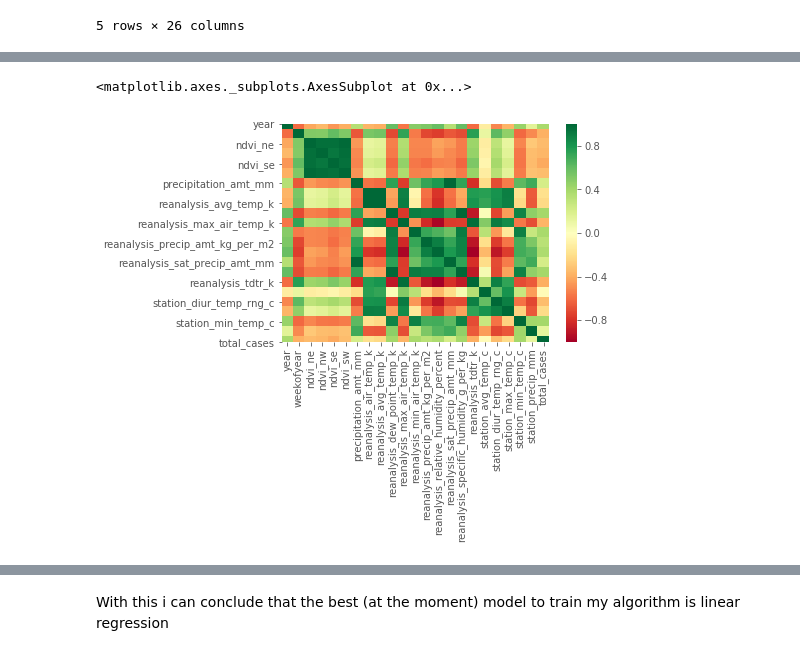
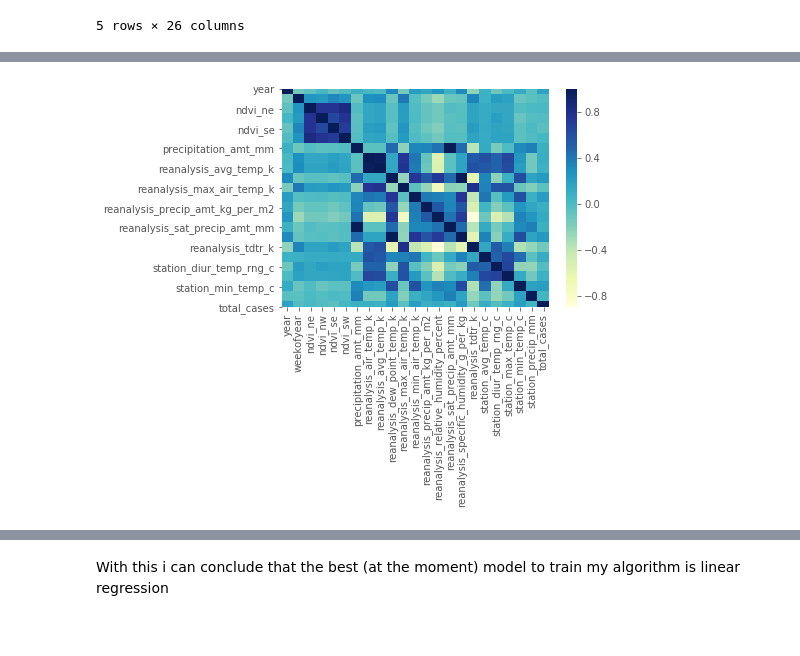
Before and after one commit to jisanos/DengAIProject, a Jupyter notebook: Final_Proyect_Script.ipynb, the cells around one changed output, grey strips where cells are left out. Saved outputs shown, nothing was run; the diff lists cells and outputs as text; code cells hidden in the pictures.

```diff
--- a/Final_Proyect_Script.ipynb
+++ b/Final_Proyect_Script.ipynb
@@ -278,5 +262,5 @@ fig = sj_train_data.hist(figsize=(50,30))
 # %%
-iq_train_data = all_data[(all_data['city']=='iq')& (all_data['set_type'] == 'train')].corr()
+iq_train_data = all_data[(all_data['city']=='iq')& (all_data['set_type'] == 'train')]
 
 iqcorr = iq_train_data.corr()
 
@@ -309,8 +293,8 @@ Hover to magify
 # %%
-sns.heatmap(iqcorr,cmap='RdYlGn')
+sns.heatmap(iqcorr, cmap="YlGnBu")
+plt.show()
 # %% [output]
-<matplotlib.axes._subplots.AxesSubplot at 0x...>
-[figure, old version]
+[figure, new version]
 # %%
 fig = iq_train_data.hist(figsize=(50,30))
 [x.title.set_size(32) for x in fig.ravel()]
```
Also changed, not shown: parts of 13 cells of this notebook.
